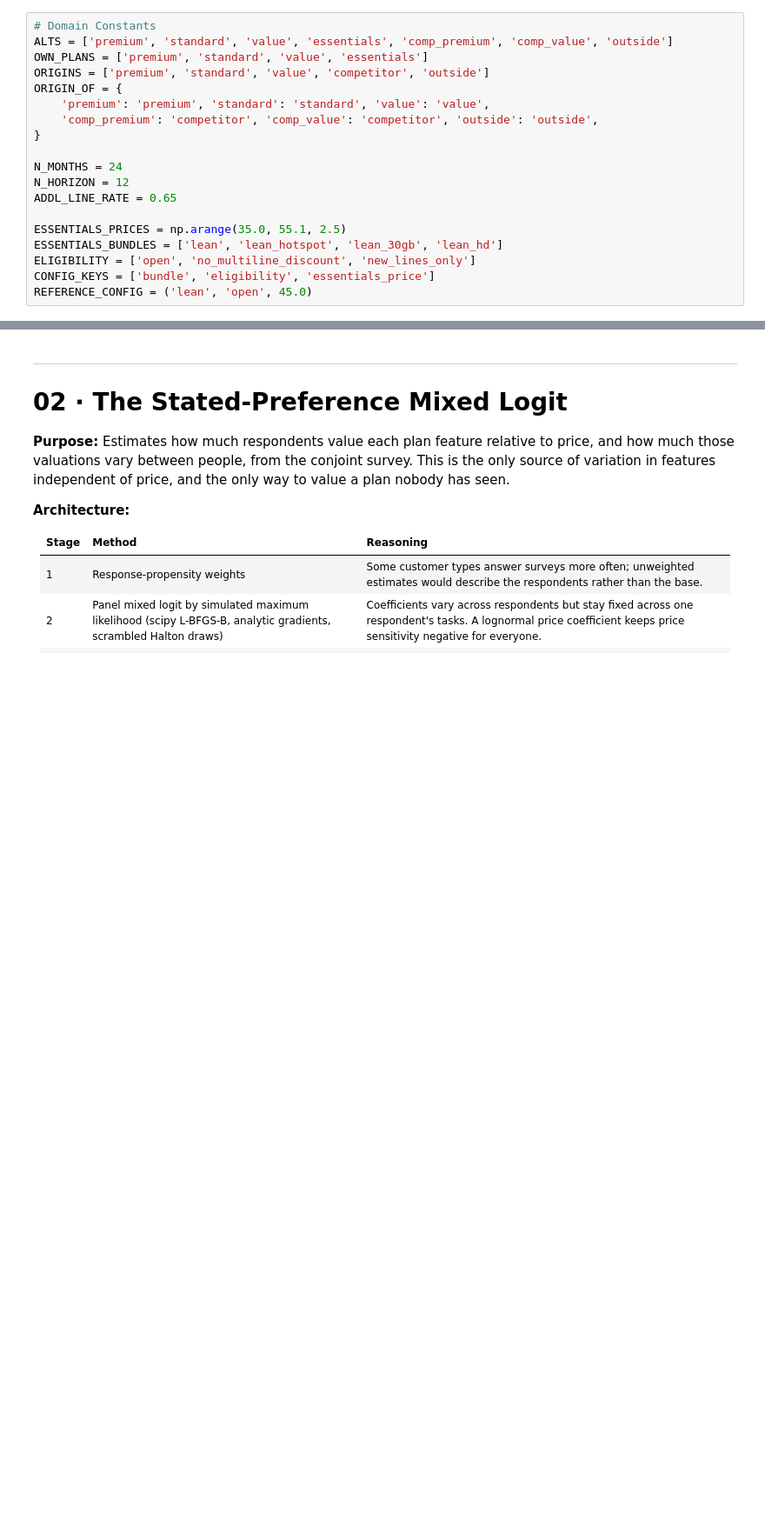
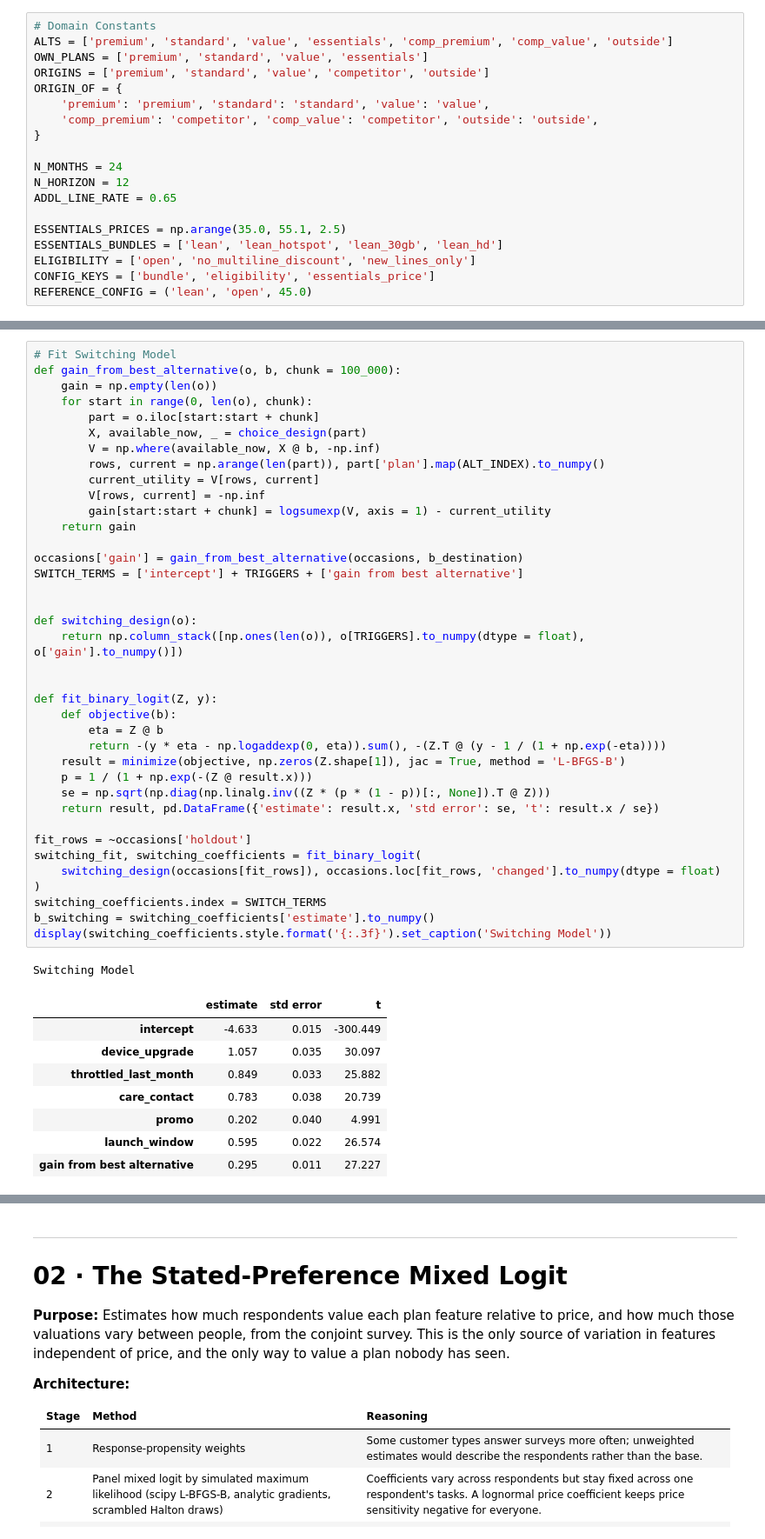
Before and after one commit to paforsey/data-science-portfolio, a Jupyter notebook: case-studies/rate-plan-cannibalization/01_choice_model_estimation.ipynb, the cells around one changed output, grey strips where cells are left out. Shown at 87% size. Cells and saved outputs as stored; diff of their text form; blank space fills up the shorter version.

```diff
--- a/case-studies/rate-plan-cannibalization/01_choice_model_estimation.ipynb
+++ b/case-studies/rate-plan-cannibalization/01_choice_model_estimation.ipynb
@@ -236,0 +666,48 @@ print(
+# %%
+# Fit Switching Model
+def gain_from_best_alternative(o, b, chunk = 100_000):
+    gain = np.empty(len(o))
+    for start in range(0, len(o), chunk):
+        part = o.iloc[start:start + chunk]
+        X, available_now, _ = choice_design(part)
+        V = np.where(available_now, X @ b, -np.inf)
+        rows, current = np.arange(len(part)), part['plan'].map(ALT_INDEX).to_numpy()
+        current_utility = V[rows, current]
+        V[rows, current] = -np.inf
+        gain[start:start + chunk] = logsumexp(V, axis = 1) - current_utility
+    return gain
+
+occasions['gain'] = gain_from_best_alternative(occasions, b_destination)
+SWITCH_TERMS = ['intercept'] + TRIGGERS + ['gain from best alternative']
+
+
+def switching_design(o):
+    return np.column_stack([np.ones(len(o)), o[TRIGGERS].to_numpy(dtype = float), o['gain'].to_numpy()])
+
+
+def fit_binary_logit(Z, y):
+    def objective(b):
+        eta = Z @ b
+        return -(y * eta - np.logaddexp(0, eta)).sum(), -(Z.T @ (y - 1 / (1 + np.exp(-eta))))
+    result = minimize(objective, np.zeros(Z.shape[1]), jac = True, method = 'L-BFGS-B')
+    p = 1 / (1 + np.exp(-(Z @ result.x)))
+    se = np.sqrt(np.diag(np.linalg.inv((Z * (p * (1 - p))[:, None]).T @ Z)))
+    return result, pd.DataFrame({'estimate': result.x, 'std error': se, 't': result.x / se})
+
+fit_rows = ~occasions['holdout']
+switching_fit, switching_coefficients = fit_binary_logit(
+    switching_design(occasions[fit_rows]), occasions.loc[fit_rows, 'changed'].to_numpy(dtype = float)
+)
+switching_coefficients.index = SWITCH_TERMS
+b_switching = switching_coefficients['estimate'].to_numpy()
+display(switching_coefficients.style.format('{:.3f}').set_caption('Switching Model'))
+# %% [output]
+Switching Model
+|  | estimate | std error | t |
+| intercept | -4.633 | 0.015 | -300.449 |
+| device_upgrade | 1.057 | 0.035 | 30.097 |
+| throttled_last_month | 0.849 | 0.033 | 25.882 |
+| care_contact | 0.783 | 0.038 | 20.739 |
+| promo | 0.202 | 0.040 | 4.991 |
+| launch_window | 0.595 | 0.022 | 26.574 |
+| gain from best alternative | 0.295 | 0.011 | 27.227 |
```
Also changed, not shown: parts of 26 cells of this notebook.
